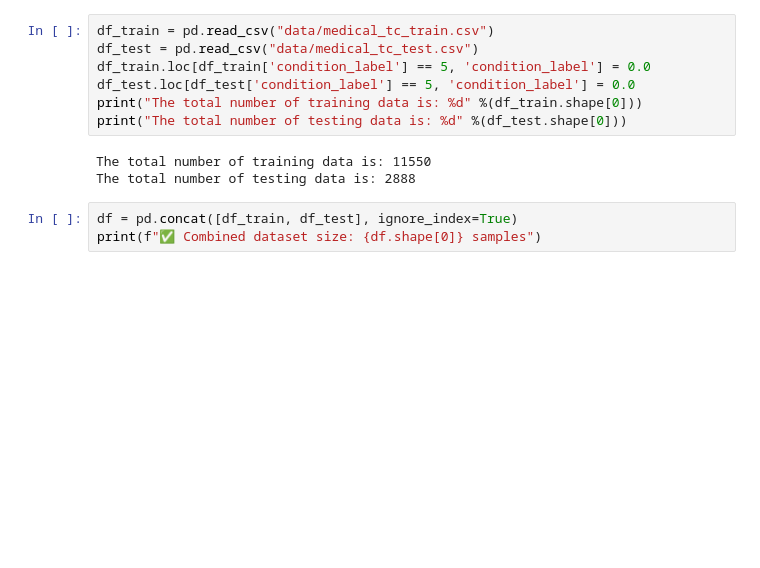
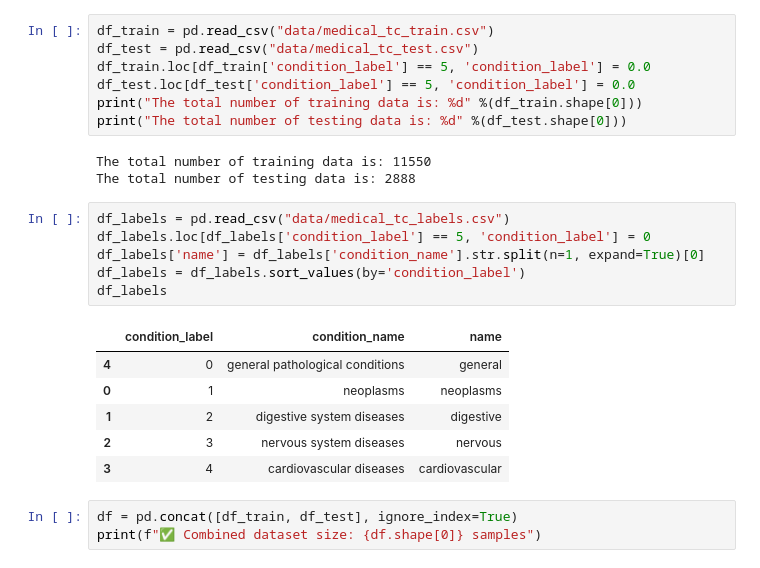
Before and after one commit to Dipkiran/Classifying-Medical-Notes-using-Multiple-Approaches, a Jupyter notebook: KNN.ipynb, the cells around one changed output. Saved outputs shown, nothing was run; the diff lists cells and outputs as text; blank space fills up the shorter version.

```diff
--- a/KNN.ipynb
+++ b/KNN.ipynb
@@ -33,6 +38,19 @@ print("The total number of testing data is: %d" %(df_test.shape[0]))
 # %% [output]
 The total number of training data is: 11550
 The total number of testing data is: 2888
+# %%
+df_labels = pd.read_csv("data/medical_tc_labels.csv")
+df_labels.loc[df_labels['condition_label'] == 5, 'condition_label'] = 0
+df_labels['name'] = df_labels['condition_name'].str.split(n=1, expand=True)[0]
+df_labels = df_labels.sort_values(by='condition_label')
+df_labels
+# %% [output]
+|  | condition_label | condition_name | name |
+| 4 | 0 | general pathological conditions | general |
+| 0 | 1 | neoplasms | neoplasms |
+| 1 | 2 | digestive system diseases | digestive |
+| 2 | 3 | nervous system diseases | nervous |
+| 3 | 4 | cardiovascular diseases | cardiovascular |
 # %%
 df = pd.concat([df_train, df_test], ignore_index=True)
 print(f"✅ Combined dataset size: {df.shape[0]} samples")
```
Also changed, not shown: parts of 5 cells of this notebook, 1 other file.
